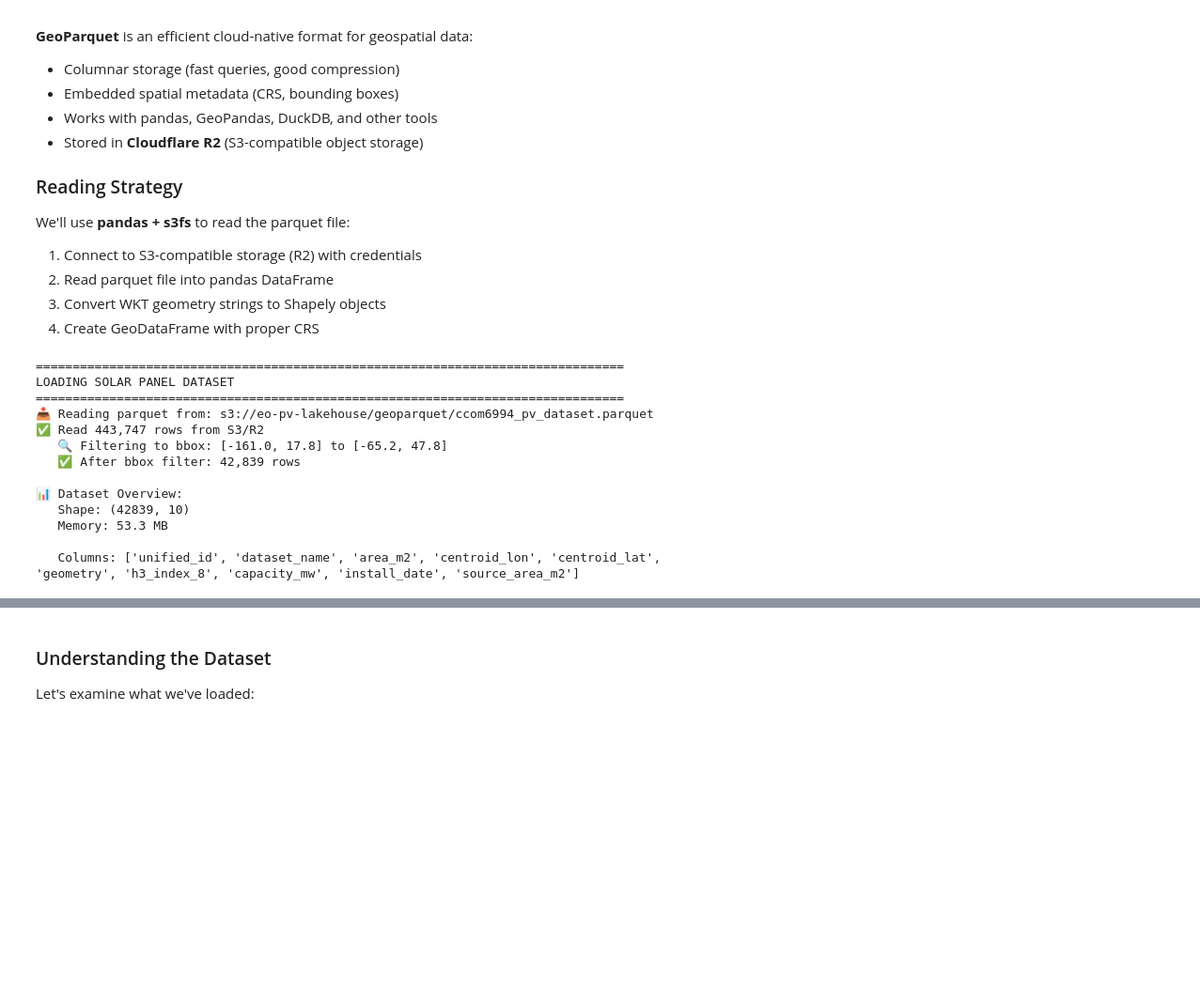
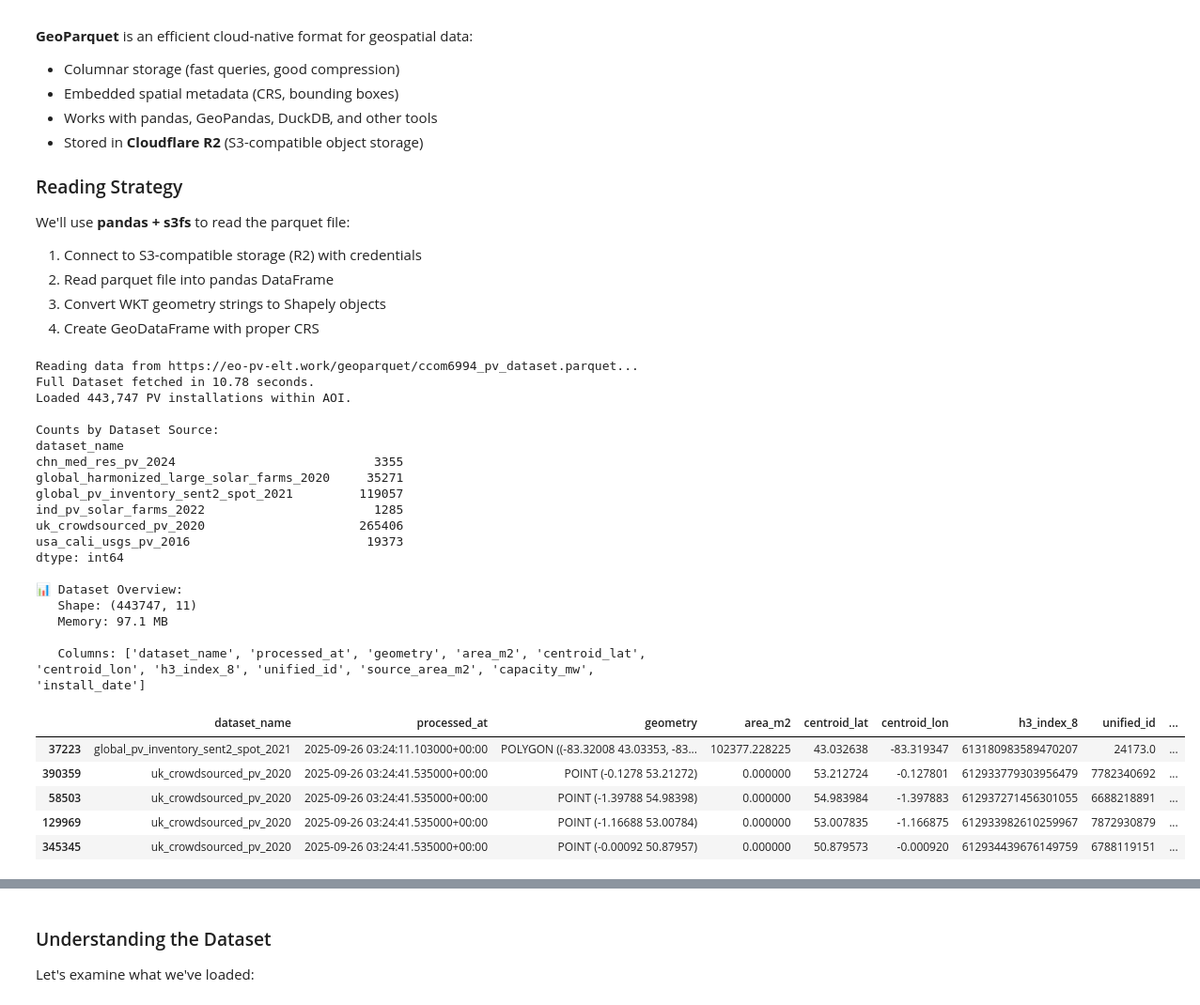
Before and after one commit to avega17/CCOM6994_PV_Solar_Project, a Jupyter notebook: notebooks/01_geopandas_spatial_data_intro.ipynb, the cells around one changed output, grey strips where cells are left out. Shown at 94% size. Drawn from its saved outputs; the diff is of its cells as text; code cells hidden in the pictures; blank space fills up the shorter version.

Commit message:
fix minor issues with imports in notebook 01; save output of LULC notebooks for demo

```diff
--- a/notebooks/01_geopandas_spatial_data_intro.ipynb
+++ b/notebooks/01_geopandas_spatial_data_intro.ipynb
@@ -114,56 +110,69 @@ We'll use **pandas + s3fs** to read the parquet file:
 def read_parquet_with_pandas(
     path: str,
     use_pyarrow: bool = True
 ) -> gpd.GeoDataFrame:
     """
     Read a Parquet file into a GeoDataFrame.
     """
     print(f"Reading data from {path}...")
     engine = 'pyarrow' if use_pyarrow else 'fastparquet'
     df = pd.read_parquet(path, engine=engine)
 
     # convert to geodataframe and convert WKT to shapely
     if 'geometry' in df.columns and df['geometry'].dtype == 'object':
         df['geometry'] = df['geometry'].apply(wkt.loads)
 
     gdf = gpd.GeoDataFrame(df, geometry='geometry', crs='EPSG:4326')
     return gdf
 
 # Define Dataset URI and AOI
 DATASET_URI = os.getenv('CONSOLIDATED_PV_DATASET_FILE', 's3://eo-pv-lakehouse/geoparquet/ccom6994_pv_dataset.parquet')
 
 # Fetch and Filter
-try:
-    full_gdf = read_parquet_with_pandas(DATASET_URI)
+t1 = time.time()
+full_gdf = read_parquet_with_pandas(DATASET_URI)
+t2 = time.time()
+print(f"Full Dataset fetched in {t2 - t1:.2f} seconds.")
 
-    # Filter by Bounding Box
-    print(f"Filtering to AOI: {AOI_BBOX}")
-    pv_gdf = full_gdf.cx[AOI_BBOX[0]:AOI_BBOX[2], AOI_BBOX[1]:AOI_BBOX[3]]
+print(f"Loaded {len(full_gdf):,} PV installations within AOI.")
 
-    print(f"Loaded {len(pv_gdf):,} PV installations within AOI.")
+# Display count by dataset name
+print("\nCounts by Dataset Source:")
+print(full_gdf.groupby('dataset_name').size())
 
-    # Display count by dataset name
-    print("\nCounts by Dataset Source:")
-    print(pv_gdf.groupby('dataset_name').size())
+# Display basic info
+print(f"\n📊 Dataset Overview:")
+print(f"   Shape: {full_gdf.shape}")
+print(f"   Memory: {full_gdf.memory_usage(deep=True).sum() / 1024**2:.1f} MB")
+print(f"\n   Columns: {list(full_gdf.columns)}")
 
-except Exception as e:
-    print(f"Error fetching data: {e}")
-    # Fallback to empty GDF if download fails (for demo purposes)
-    pv_gdf = gpd.GeoDataFrame(columns=['geometry', 'dataset_name'], crs='EPSG:4326')
+full_gdf.sample(5)
 # %% [output]
-================================================================================
-LOADING SOLAR PANEL DATASET
-================================================================================
-📥 Reading parquet from: s3://eo-pv-lakehouse/geoparquet/ccom6994_pv_dataset.parquet
-✅ Read 443,747 rows from S3/R2
-   🔍 Filtering to bbox: [-161.0, 17.8] to [-65.2, 47.8]
-   ✅ After bbox filter: 42,839 rows
+Reading data from https://eo-pv-elt.work/geoparquet/ccom6994_pv_dataset.parquet...
+Full Dataset fetched in 10.78 seconds.
+Loaded 443,747 PV installations within AOI.
+
+Counts by Dataset Source:
+dataset_name
+chn_med_res_pv_2024                           3355
+global_harmonized_large_solar_farms_2020     35271
+global_pv_inventory_sent2_spot_2021         119057
+ind_pv_solar_farms_2022                       1285
+uk_crowdsourced_pv_2020                     265406
+usa_cali_usgs_pv_2016                        19373
+dtype: int64
 
 📊 Dataset Overview:
-   Shape: (42839, 10)
-   Memory: 53.3 MB
+   Shape: (443747, 11)
+   Memory: 97.1 MB
 
-   Columns: ['unified_id', 'dataset_name', 'area_m2', 'centroid_lon', 'centroid_lat', 'geometry', 'h3_index_8', 'capacity_mw', 'install_date', 'source_area_m2']
+   Columns: ['dataset_name', 'processed_at', 'geometry', 'area_m2', 'centroid_lat', 'centroid_lon', 'h3_index_8', 'unified_id', 'source_area_m2', 'capacity_mw', 'install_date']
+|  | dataset_name | processed_at | geometry | area_m2 | centroid_lat | centroid_lon | h3_index_8 | unified_id | ... |
+| 37223 | global_pv_inventory_sent2_spot_2021 | 2025-09-26 03:24:11.103000+00:00 | POLYGON ((-83.32008 43.03353, -83... | 102377.228225 | 43.032638 | -83.319347 | 613180983589470207 | 24173.0 | ... |
+| 390359 | uk_crowdsourced_pv_2020 | 2025-09-26 03:24:41.535000+00:00 | POINT (-0.1278 53.21272) | 0.000000 | 53.212724 | -0.127801 | 612933779303956479 | 7782340692 | ... |
+| 58503 | uk_crowdsourced_pv_2020 | 2025-09-26 03:24:41.535000+00:00 | POINT (-1.39788 54.98398) | 0.000000 | 54.983984 | -1.397883 | 612937271456301055 | 6688218891 | ... |
+| 129969 | uk_crowdsourced_pv_2020 | 2025-09-26 03:24:41.535000+00:00 | POINT (-1.16688 53.00784) | 0.000000 | 53.007835 | -1.166875 | 612933982610259967 | 7872930879 | ... |
+| 345345 | uk_crowdsourced_pv_2020 | 2025-09-26 03:24:41.535000+00:00 | POINT (-0.00092 50.87957) | 0.000000 | 50.879573 | -0.000920 | 612934439676149759 | 6788119151 | ... |
 # %%
 # Bounding box covering USA (including Hawaii and Puerto Rico)...not including Alaska...maybe fix?
 # Format: (xmin/west, ymin/south, xmax/east, ymax/north) in WGS84 degrees
```
Also changed, not shown: parts of 14 cells of this notebook, 2 other files.
